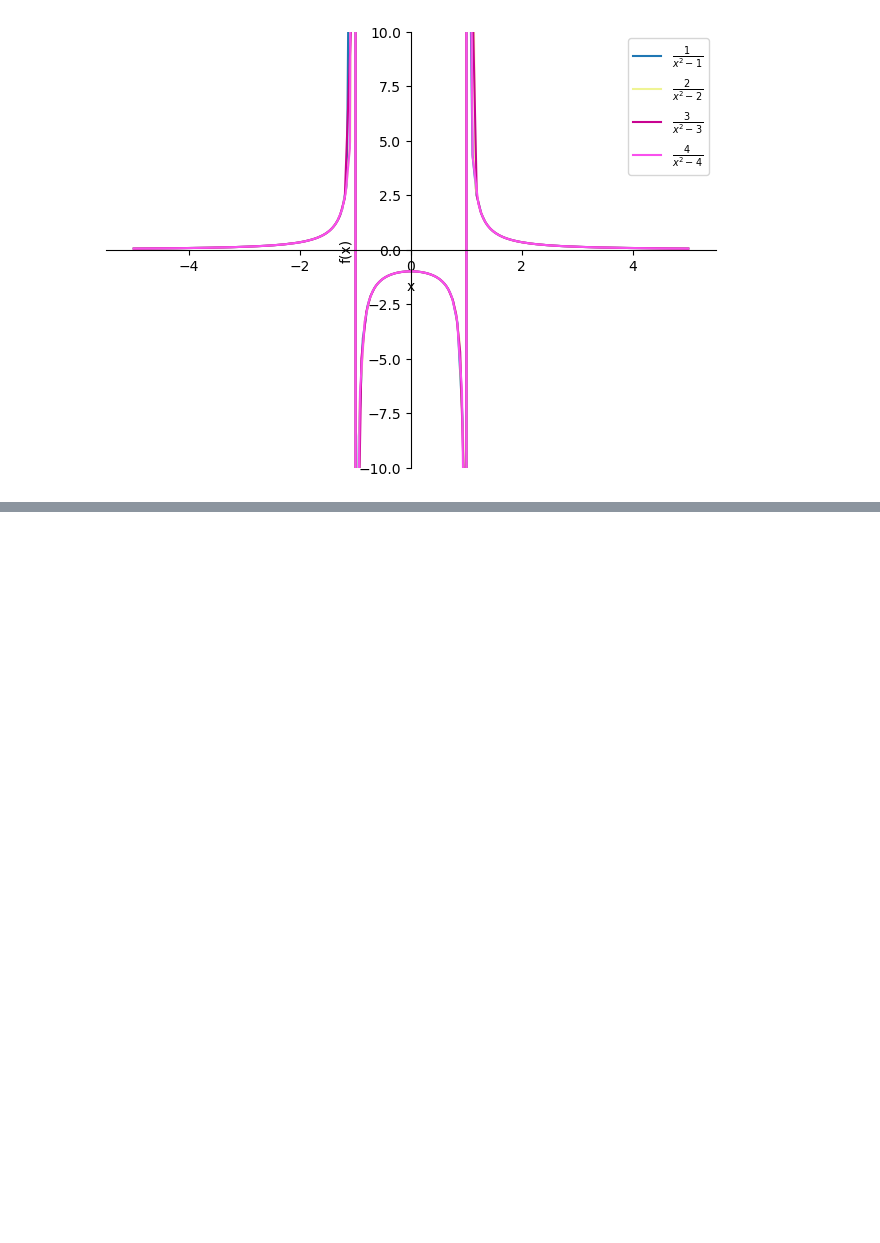
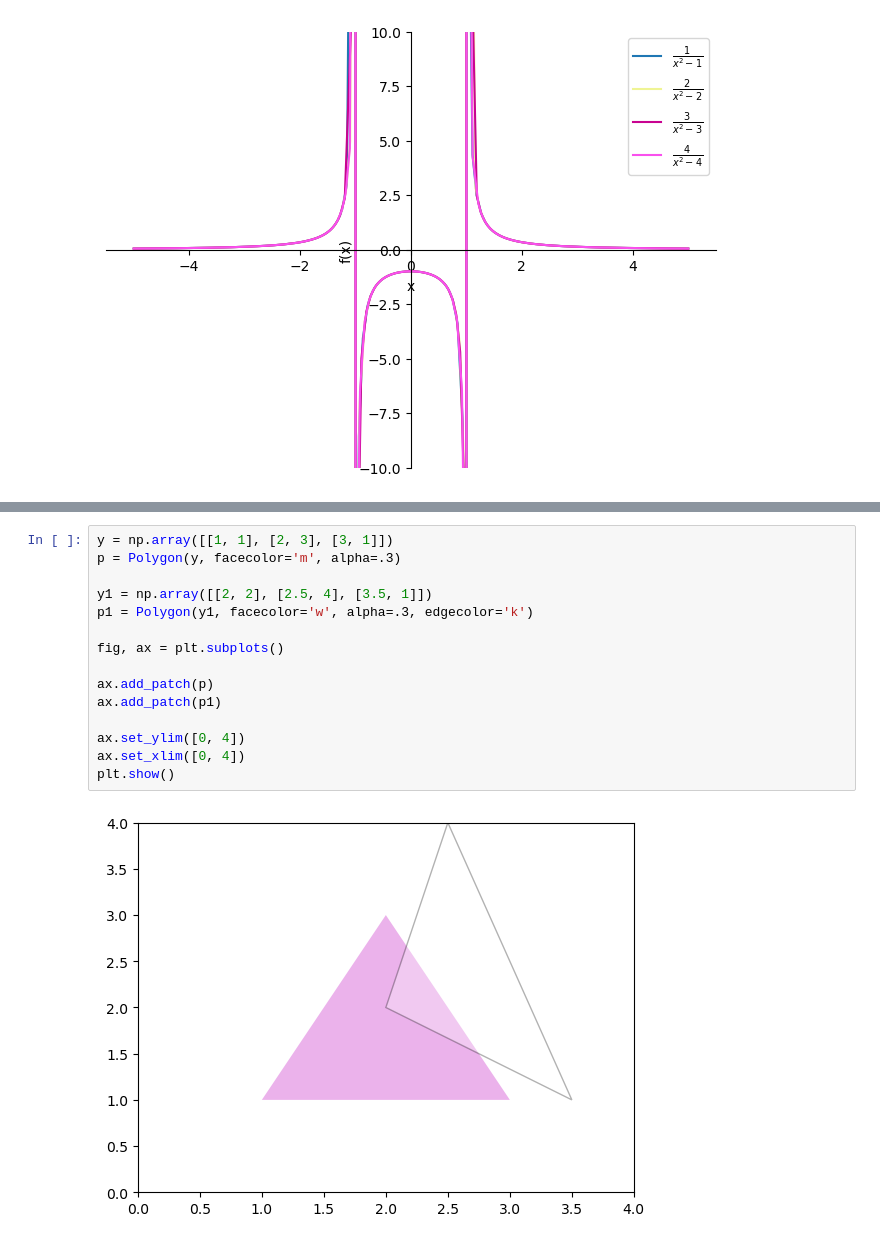
Before and after one commit to jinjiaacademy/MathPython, a Jupyter notebook: Graphing and visualization.ipynb, the cells around one changed output, grey strips where cells are left out. Drawn from its saved outputs; the diff is of its cells as text; blank space fills up the shorter version.

```diff
--- a/Graphing and visualization.ipynb
+++ b/Graphing and visualization.ipynb
@@ -261,0 +315,17 @@ p.show()
+# %%
+y = np.array([[1, 1], [2, 3], [3, 1]])
+p = Polygon(y, facecolor='m', alpha=.3)
+
+y1 = np.array([[2, 2], [2.5, 4], [3.5, 1]])
+p1 = Polygon(y1, facecolor='w', alpha=.3, edgecolor='k')
+
+fig, ax = plt.subplots()
+
+ax.add_patch(p)
+ax.add_patch(p1)
+
+ax.set_ylim([0, 4])
+ax.set_xlim([0, 4])
+plt.show()
+# %% [output]
+[figure, added]
```
Also changed, not shown: parts of 5 cells of this notebook.
